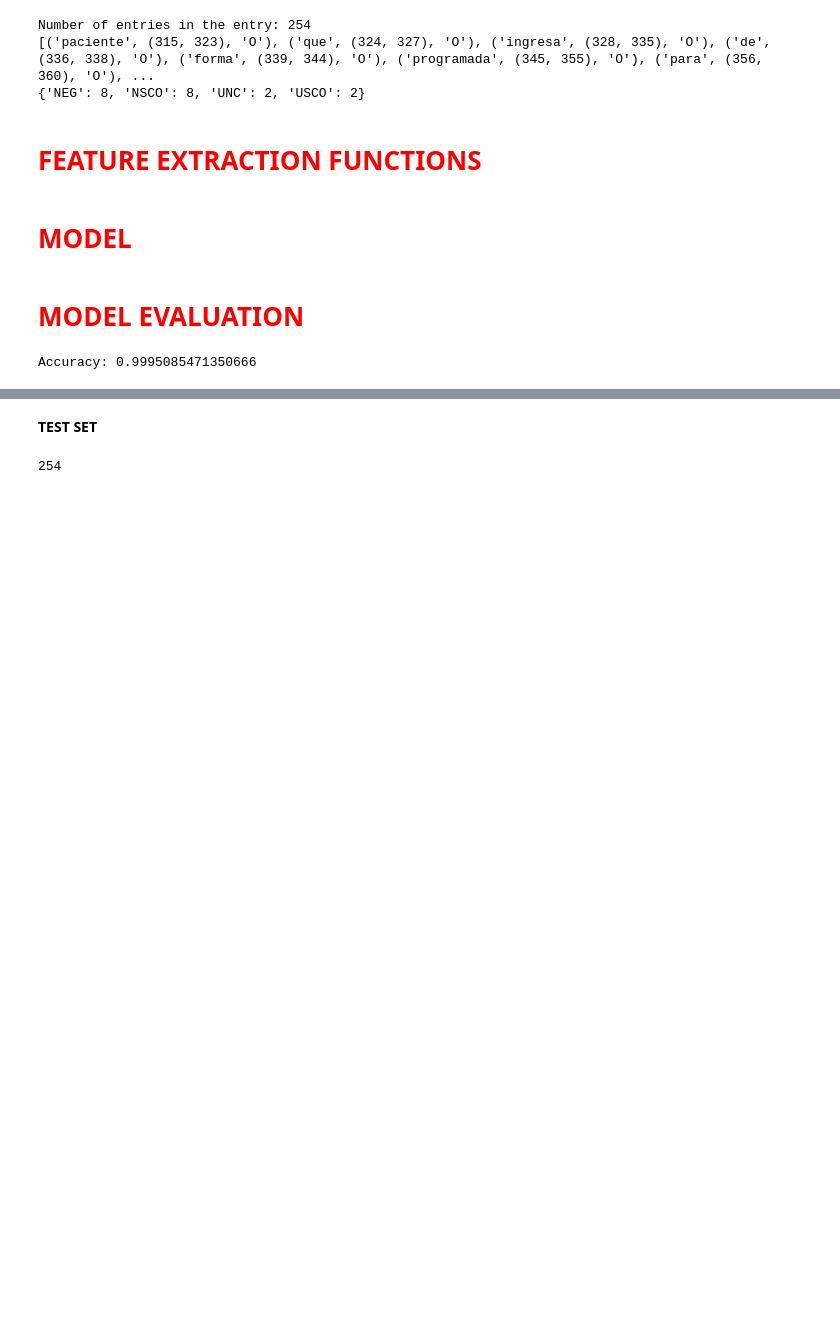
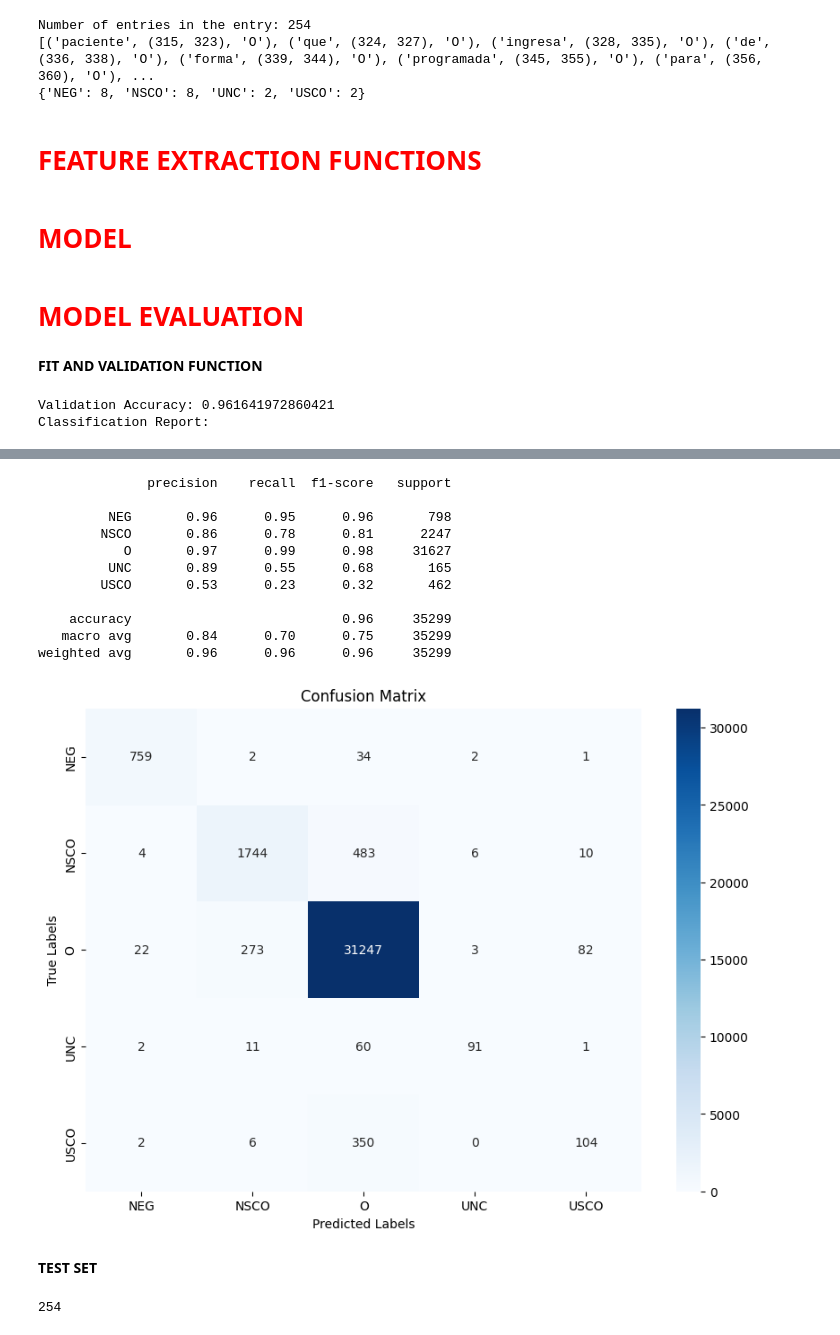
Before and after one commit to marinocom/NLP-Detection-of-Negation-and-Uncertainty-Project-24, a Jupyter notebook: Machine Learning Method/machine_learning .ipynb, the cells around one changed output, grey strips where cells are left out. Drawn from its saved outputs; the diff is of its cells as text; code cells hidden in the pictures; blank space fills up the shorter version.

```diff
--- a/Machine Learning Method/machine_learning .ipynb
+++ b/Machine Learning Method/machine_learning .ipynb
@@ -326,3 +327,8 @@ X_train, y_train = prepare_data_for_crf(training_data)
+# %%
+# Prepare features and labels
+X_train_full, y_train_full = prepare_data_for_crf(training_data)
+
+X_train, X_val, y_train, y_val = split_data(X_train_full, y_train_full)
 # %%
 crf = CRF(
     algorithm='lbfgs',
@@ -337,22 +339,3 @@ crf = CRF(
 )
 # %% [markdown]
 ## <span style="color:red; font-size:larger;">**MODEL EVALUATION**</span>
-# %%
-from itertools import chain
-from sklearn.metrics import accuracy_score
-
-try:
-    crf.fit(X_train, y_train)
-except AttributeError:
-    pass
-predictions = crf.predict(X_train)
-# %%
-# Flatten the label sequences
-y_train_flat = list(chain.from_iterable(y_train))
-predictions_flat = list(chain.from_iterable(predictions))
-
-# Now calculate the accuracy
-accuracy = accuracy_score(y_train_flat, predictions_flat)
-print("Accuracy:", accuracy)
-# %% [output]
-Accuracy: 0.9995085471350666
@@ -358,0 +354,24 @@ Accuracy: 0.9995085471350666
+# %% [markdown]
+**FIT AND VALIDATION FUNCTION**
+# %%
+def validate_crf_model(crf, X_train, y_train, X_val, y_val):
+    crf.fit(X_train, y_train)
+    predictions = crf.predict(X_val)
+
+    y_val_flat = list(chain.from_iterable(y_val))
+    predictions_flat = list(chain.from_iterable(predictions))
+
+    accuracy = accuracy_score(y_val_flat, predictions_flat)
+    print("Validation Accuracy:", accuracy)
+    print("Classification Report:")
+    print(classification_report(y_val_flat, predictions_flat))
+
+    unique_labels = sorted(set(y_val_flat))
+    plot_confusion_matrix(y_val_flat, predictions_flat, unique_labels)
+
+    return
+# %%
+validate_crf_model(crf, X_train, y_train, X_val, y_val)
+# %% [output]
+Validation Accuracy: 0.961641972860421
+Classification Report:
@@ -359,3 +379,15 @@ Accuracy: 0.9995085471350666
+              precision    recall  f1-score   support
+
+         NEG       0.96      0.95      0.96       798
+        NSCO       0.86      0.78      0.81      2247
+           O       0.97      0.99      0.98     31627
+         UNC       0.89      0.55      0.68       165
+        USCO       0.53      0.23      0.32       462
+
+    accuracy                           0.96     35299
+   macro avg       0.84      0.70      0.75     35299
+weighted avg       0.96      0.96      0.96     35299
+[figure, added]
 # %% [markdown]
 **TEST SET**
 # %%
```
Also changed, not shown: parts of 10 cells of this notebook.
